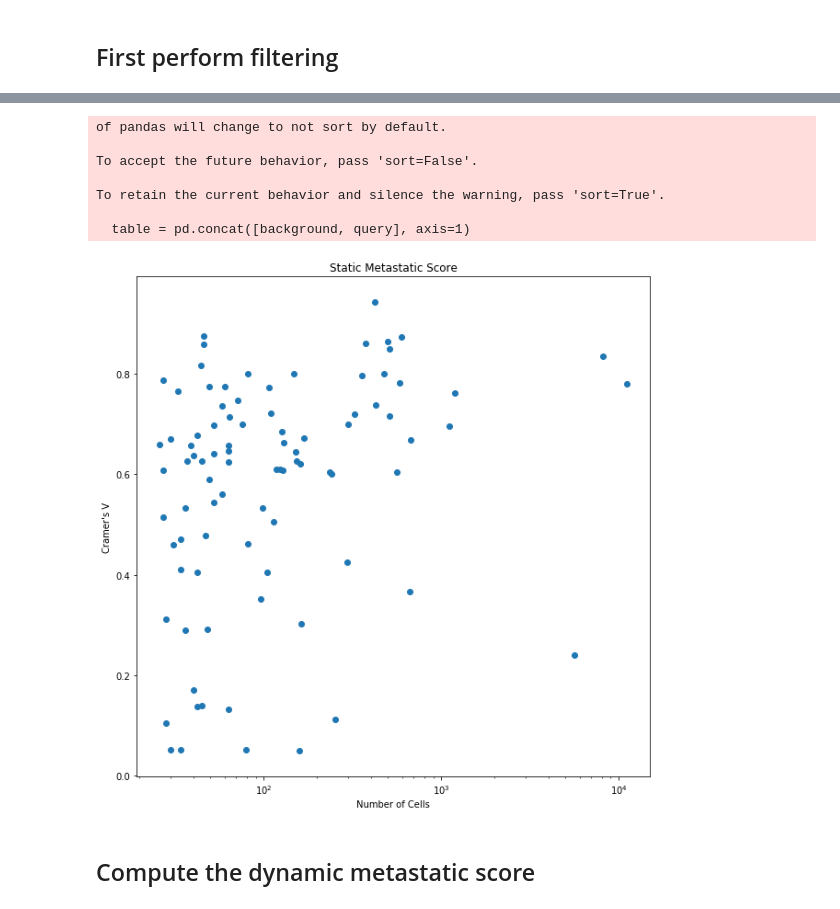
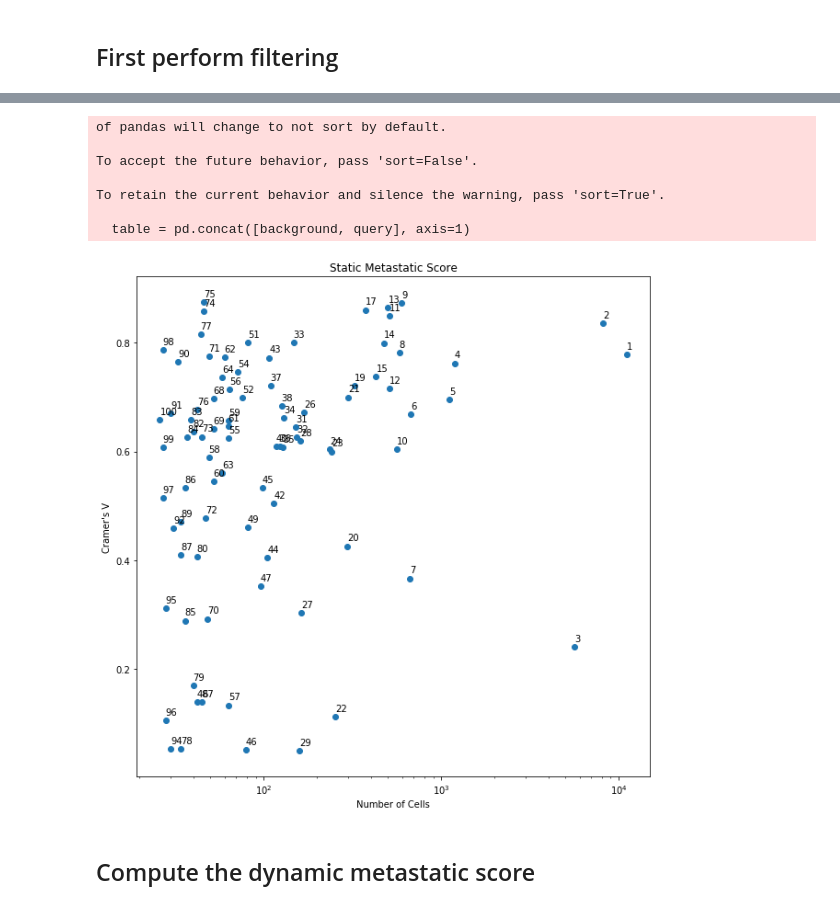
Before and after one commit to mattjones315/MetastasisTracing, a Jupyter notebook: Score_Metastasis.ipynb, the cells around one changed output, grey strips where cells are left out. Saved outputs shown, nothing was run; the diff lists cells and outputs as text; code cells hidden in the pictures.

```diff
--- a/Score_Metastasis.ipynb
+++ b/Score_Metastasis.ipynb
@@ -199,37 +208,37 @@ for n, g in tqdm_notebook(meta.groupby(["LineageGroup"])):
 colormap = ["blue"] * len(static_stats)
 colormap[0] = "red"
 colormap[1] = "green"
 colormap[3] = "black"
 colormap[5] = 'orange'
 colormap[35] = "black"
 
 sizes = dict(zip(static_stats.keys(), list(map(lambda x: x[0], static_stats.values()))))
 ss = dict(zip(static_stats.keys(), list(map(lambda x: 1 - x[3], static_stats.values()))))
 labs = static_stats.keys()
 # labs = [0, 1, 3, 5, 35]
 
 h = plt.figure(figsize = (10, 10))
 plt.scatter(sizes.values(), ss.values())
 plt.xscale('log')
 plt.xlabel("Number of Cells")
 plt.ylabel("Cramer's V")
 plt.title("Static Metastatic Score")
 
-#for i in labs:
-#    plt.annotate(i, (sizes[i]+0.05, ss[i]+0.01))
+for i in labs:
+   plt.annotate(i, (sizes[i]+0.05, ss[i]+0.01))
 
-plt.savefig("figs/static_met_score.png")
+plt.savefig("figs/static_met_score.pdf")
 plt.show()
 # %% [output]
 [interactive output not drawn]
 of pandas will change to not sort by default.
 
 To accept the future behavior, pass 'sort=False'.
 
 To retain the current behavior and silence the warning, pass 'sort=True'.
 
   table = pd.concat([background, query], axis=1)
-[figure, old version]
+[figure, new version]
 # %% [markdown]
 ## Compute the dynamic metastatic score
 # %%
```
Also changed, not shown: parts of 8 cells of this notebook, 11 other files.
